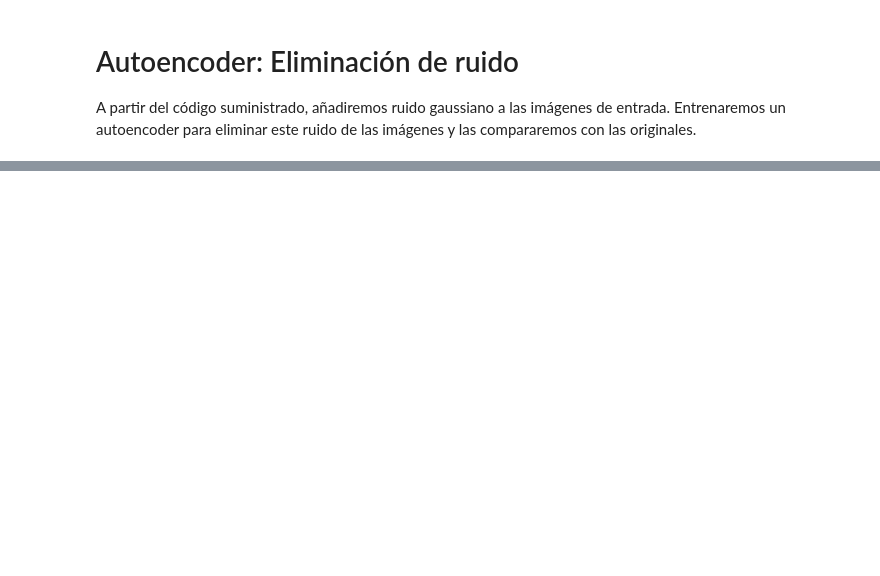
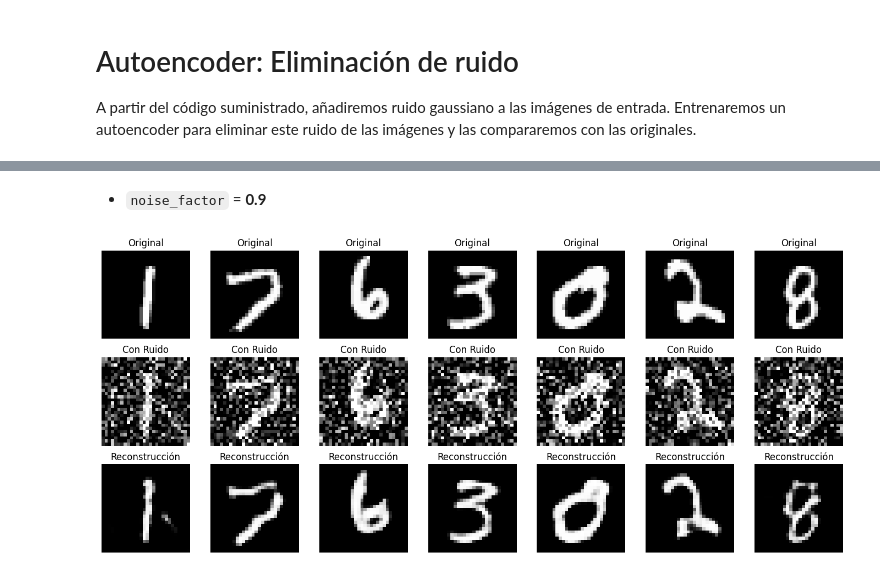
Before and after one commit to aledelgadoo/TP2-AA2-Autoencoders, a Jupyter notebook: eliminacion-ruido.ipynb, the cells around one changed output, grey strips where cells are left out. Drawn from its saved outputs; the diff is of its cells as text; code cells hidden in the pictures; blank space fills up the shorter version.

```diff
--- a/eliminacion-ruido.ipynb
+++ b/eliminacion-ruido.ipynb
@@ -130,0 +134,6 @@ plot_denoising_results(model, data_loader_valid, num_images=7)
+# %% [markdown]
+- `noise_factor` = **0.9**
+# %%
+plot_denoising_results(model, data_loader_valid, num_images=7, noise_factor=0.9)
+# %% [output]
+[figure, added]
```
Also changed, not shown: parts of 5 cells of this notebook.
